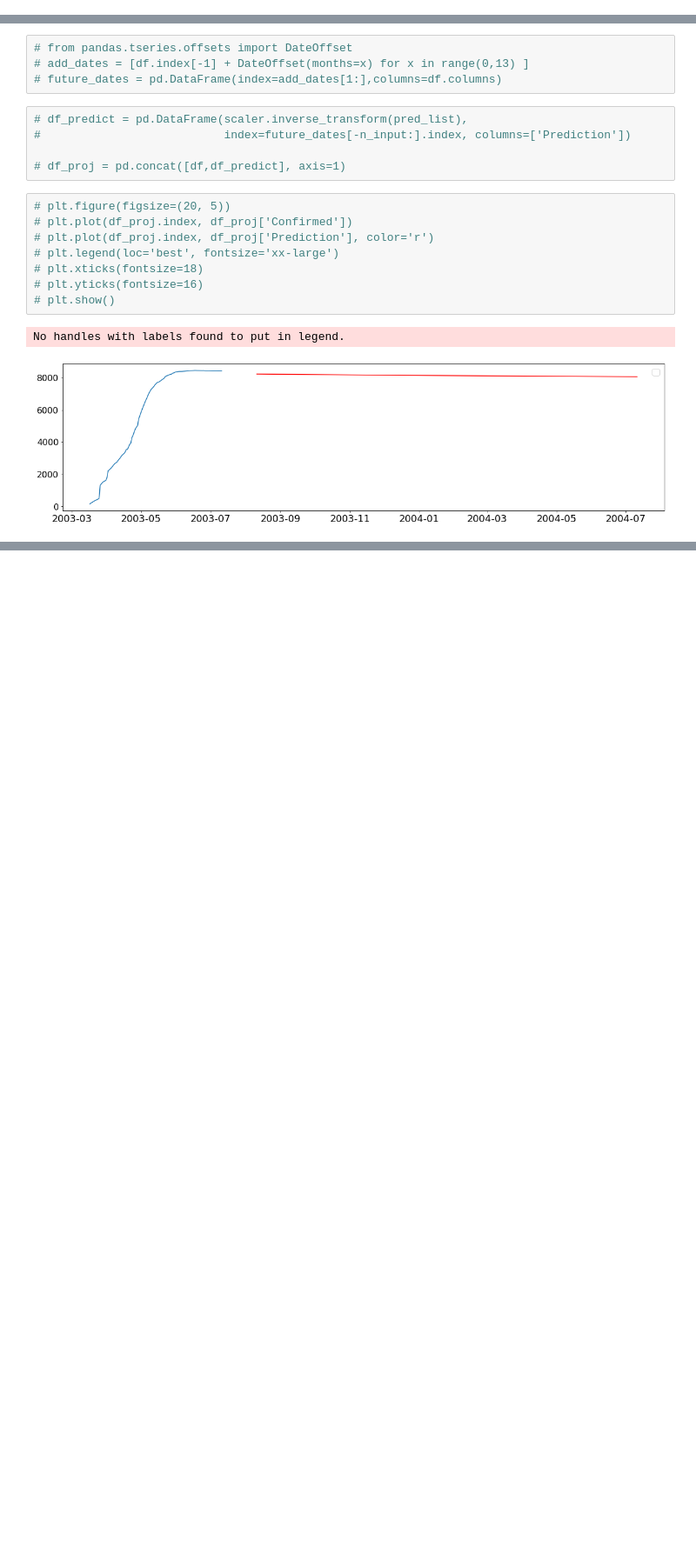
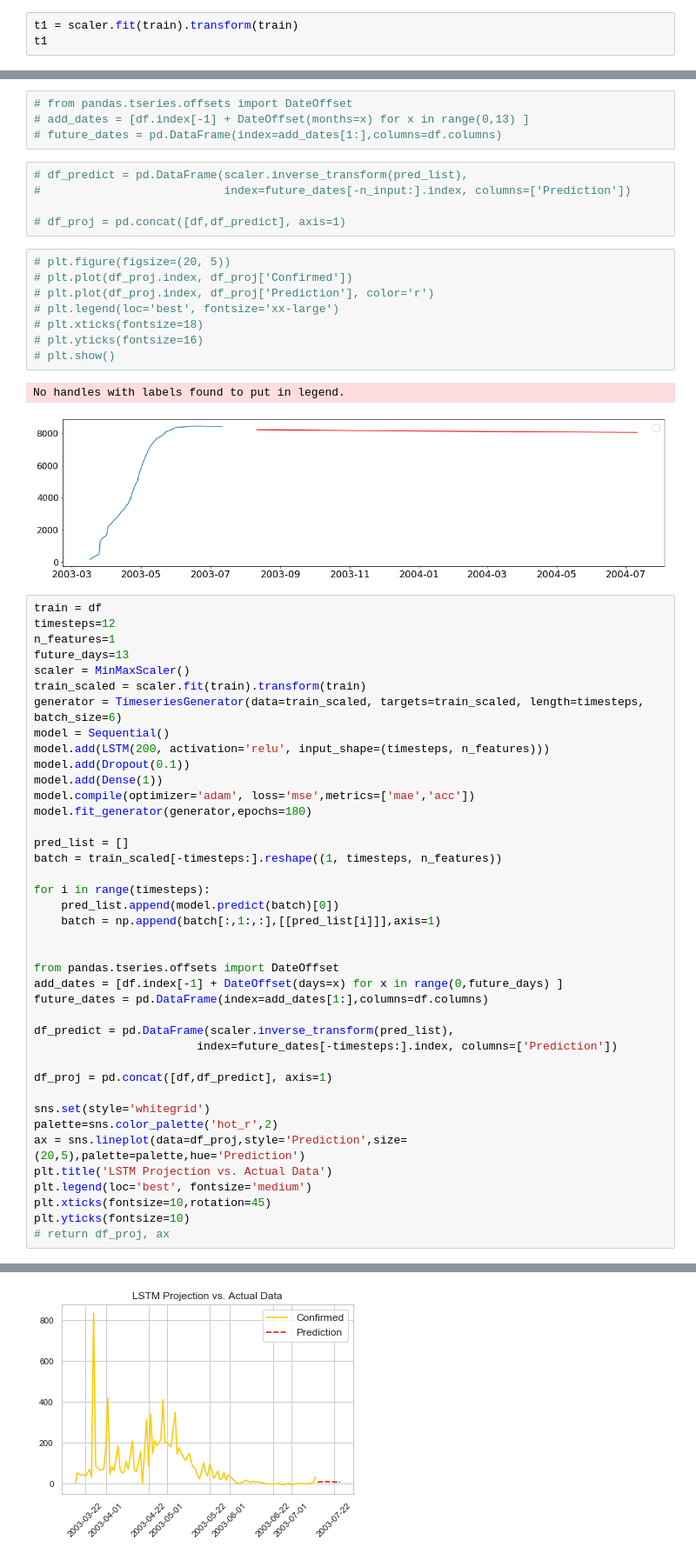
Before and after one commit to Skye-FY/Ironhack_Final_Project, a Jupyter notebook: code/LSTM_.ipynb, the cells around one changed output, grey strips where cells are left out. Shown at 87% size. Saved outputs shown, nothing was run; the diff lists cells and outputs as text; blank space fills up the shorter version.

```diff
--- a/code/LSTM_.ipynb
+++ b/code/LSTM_.ipynb
@@ -103,0 +101,3 @@ No handles with labels found to put in legend.
+# %%
+t1 = scaler.fit(train).transform(train)
+t1
@@ -329,3 +348,44 @@ rmse:  [88.64677299]
 # %% [output]
 No handles with labels found to put in legend.
 [figure]
+# %%
+train = df
+timesteps=12
+n_features=1
+future_days=13
+scaler = MinMaxScaler()
+train_scaled = scaler.fit(train).transform(train)
+generator = TimeseriesGenerator(data=train_scaled, targets=train_scaled, length=timesteps, batch_size=6)
+model = Sequential()
+model.add(LSTM(200, activation='relu', input_shape=(timesteps, n_features)))
+model.add(Dropout(0.1))
+model.add(Dense(1))
+model.compile(optimizer='adam', loss='mse',metrics=['mae','acc'])
+model.fit_generator(generator,epochs=180)
+
+pred_list = []
+batch = train_scaled[-timesteps:].reshape((1, timesteps, n_features))
+
+for i in range(timesteps):
+    pred_list.append(model.predict(batch)[0])
+    batch = np.append(batch[:,1:,:],[[pred_list[i]]],axis=1)
+
+
+from pandas.tseries.offsets import DateOffset
+add_dates = [df.index[-1] + DateOffset(days=x) for x in range(0,future_days) ]
+future_dates = pd.DataFrame(index=add_dates[1:],columns=df.columns)
+
+df_predict = pd.DataFrame(scaler.inverse_transform(pred_list),
+                        index=future_dates[-timesteps:].index, columns=['Prediction'])
+
+df_proj = pd.concat([df,df_predict], axis=1)
+
+sns.set(style='whitegrid')
+palette=sns.color_palette('hot_r',2)
+ax = sns.lineplot(data=df_proj,style='Prediction',size=(20,5),palette=palette,hue='Prediction')
+plt.title('LSTM Projection vs. Actual Data')
+plt.legend(loc='best', fontsize='medium')
+plt.xticks(fontsize=10,rotation=45)
+plt.yticks(fontsize=10)
+# return df_proj, ax
+# %% [output]
@@ -331,0 +411 @@ No handles with labels found to put in legend.
+[figure, added]
```
Also changed, not shown: parts of 6 cells of this notebook, 9 other files.
